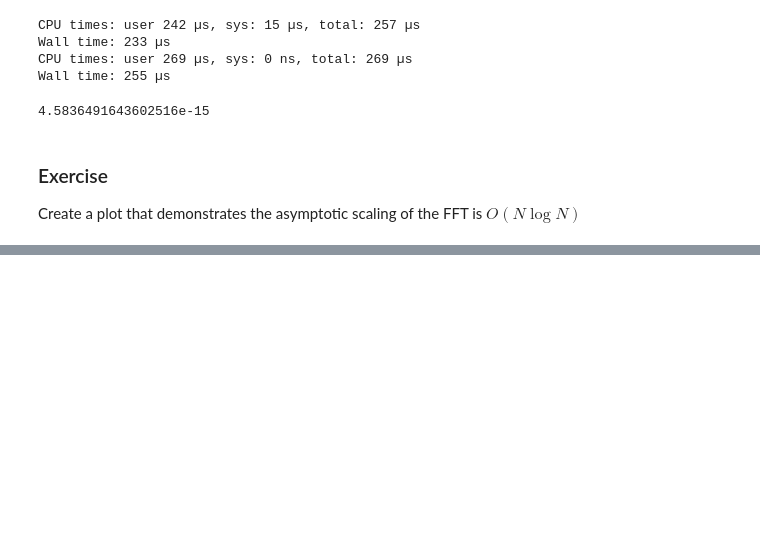
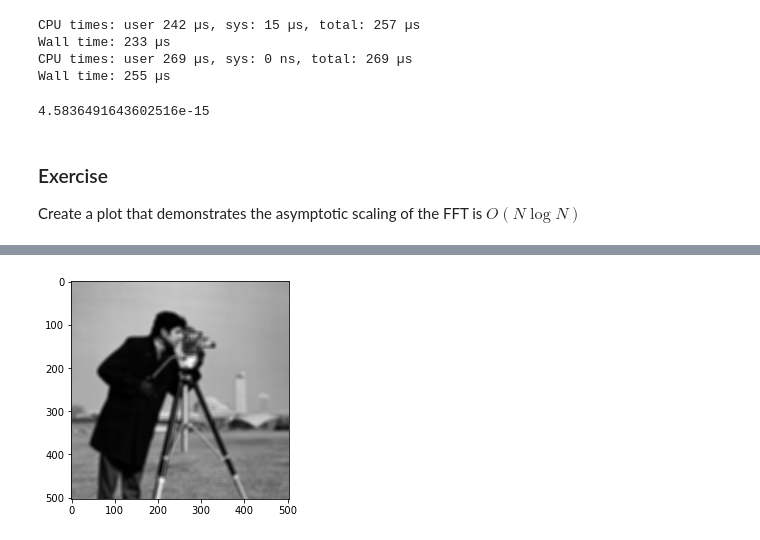
Before and after one commit to caam37830/book, a Jupyter notebook: _sources/02_linear_algebra/convolutions.ipynb, the cells around one changed output, grey strips where cells are left out. Cells and saved outputs as stored; diff of their text form; code cells hidden in the pictures; blank space fills up the shorter version.

```diff
--- a/_sources/02_linear_algebra/convolutions.ipynb
+++ b/_sources/02_linear_algebra/convolutions.ipynb
@@ -214,0 +278,8 @@ In this case, we typically think of convolutions as $k\times k$ patches which sl
+# %%
+img2 = imgt2.numpy()
+img2 = img2[0,0,:,:]
+
+plt.imshow(img2, cmap=plt.cm.gray)
+plt.show()
+# %% [output]
+[figure, added]
```
Also changed, not shown: parts of 30 cells of this notebook, 17 other files.
